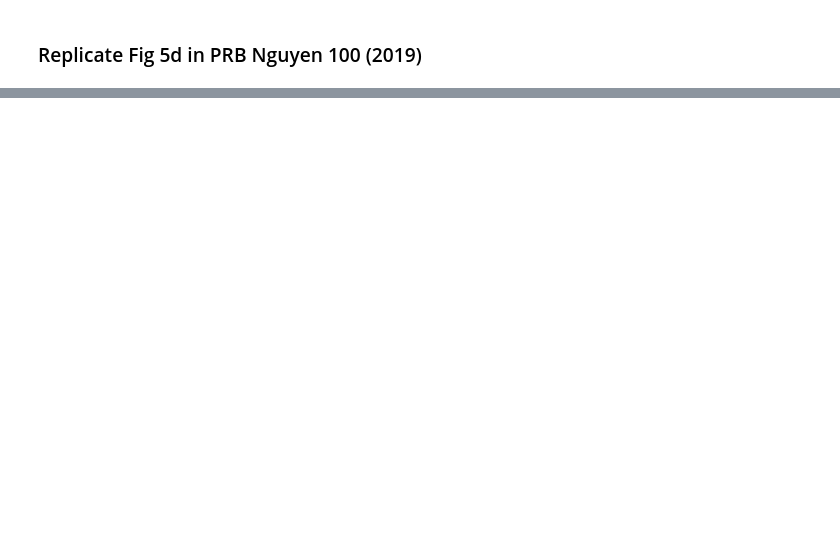
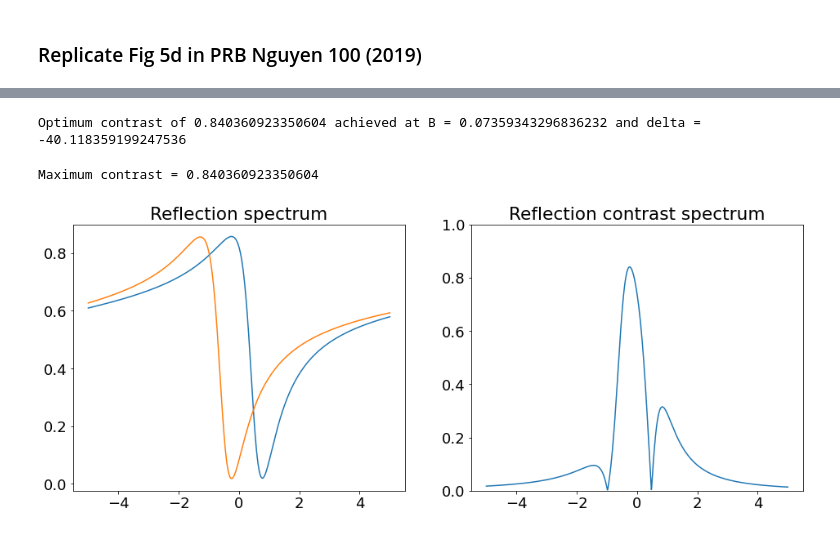
Before and after one commit to huanyanqi/siv-cqed-model, a Jupyter notebook: CavityQED.ipynb, the cells around one changed output, grey strips where cells are left out. Saved outputs shown, nothing was run; the diff lists cells and outputs as text; code cells hidden in the pictures; blank space fills up the shorter version.

```diff
--- a/CavityQED.ipynb
+++ b/CavityQED.ipynb
@@ -184,0 +244,12 @@ plt.legend()
+# %%
+w_arr = np.linspace(-5, 5, 1000)
+delta = -0.5 * 33 # Make variable
+
+B_arr = np.linspace(0, 0.5, 16)
+contrast = [max_contrast(B, delta) for B in B_arr]
+
+plt.plot(B_arr, contrast)
+plt.ylim([0, 1])
+
+plot_reflection_contrast(w_arr, [B_arr[np.argmax(contrast)], 0, 0], delta)
+print("Max contrast = {}, at field = {}".format(max(contrast), B_arr[np.argmax(contrast)]))
@@ -184,0 +261,12 @@ plt.legend()
+# %%
+opt = minimize(lambda args: -max_contrast(args[0], args[1]), x0=[0.1, -15])
+B_opt, delta_opt = opt.x
+contrast_opt = -opt.fun # Negative since we used minimize()
+print("Optimum contrast of {} achieved at B = {} and delta = {}".format(contrast_opt, B_opt, delta_opt))
+# %% [output]
+Optimum contrast of 0.840360923350604 achieved at B = 0.07359343296836232 and delta = -40.118359199247536
+# %%
+plot_reflection_contrast(w_arr, [B_opt, 0, 0], delta_opt)
+# %% [output]
+Maximum contrast = 0.840360923350604
+[figure, added]
```
Also changed, not shown: parts of 7 cells of this notebook.
